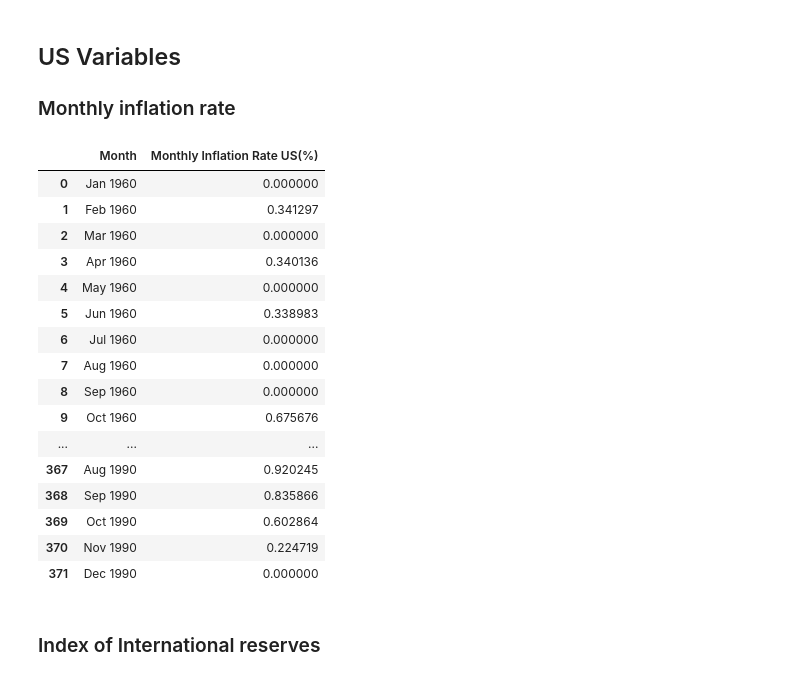
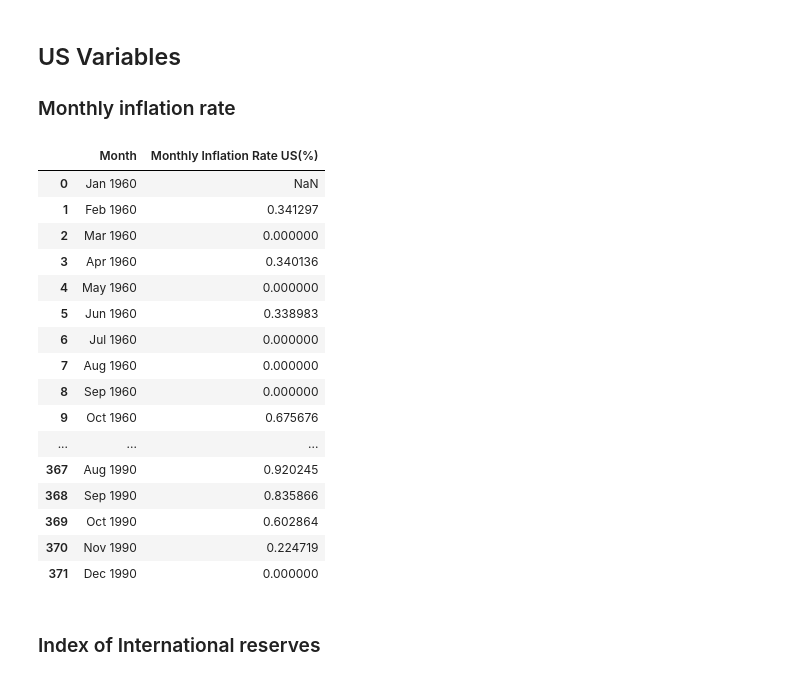
Before and after one commit to AmayP22/EC1B1_Coursework, a Jupyter notebook: EC1B1 Coursework.ipynb, the cells around one changed output. Cells and saved outputs as stored; diff of their text form; code cells hidden in the pictures.

```diff
--- a/EC1B1 Coursework.ipynb
+++ b/EC1B1 Coursework.ipynb
@@ -329,15 +329,15 @@ display(ir_index_df)
 # %%
 monthly_inflation_US = merged_df.iloc[6, 2:].astype(float)
 monthly_inflation_rate_US = monthly_inflation_US.pct_change() * 100
 monthly_inflation_rate_US_df = pd.DataFrame(monthly_inflation_rate_US).reset_index()
 monthly_inflation_rate_US_df.columns = ['Month', 'Monthly Inflation Rate US(%)']
 new_month_names = merged_df.iloc[0, 2:].values
 monthly_inflation_rate_US_df['Month'] = new_month_names
-monthly_inflation_rate_US_df = monthly_inflation_rate_US_df.fillna(0)
+
 display(monthly_inflation_rate_US_df)
 # %% [output]
 |  | Month | Monthly Inflation Rate US(%) |
-| 0 | Jan 1960 | 0.000000 |
+| 0 | Jan 1960 | NaN |
 | 1 | Feb 1960 | 0.341297 |
 | 2 | Mar 1960 | 0.000000 |
 | 3 | Apr 1960 | 0.340136 |
```
Also changed, not shown: parts of 4 cells of this notebook.
